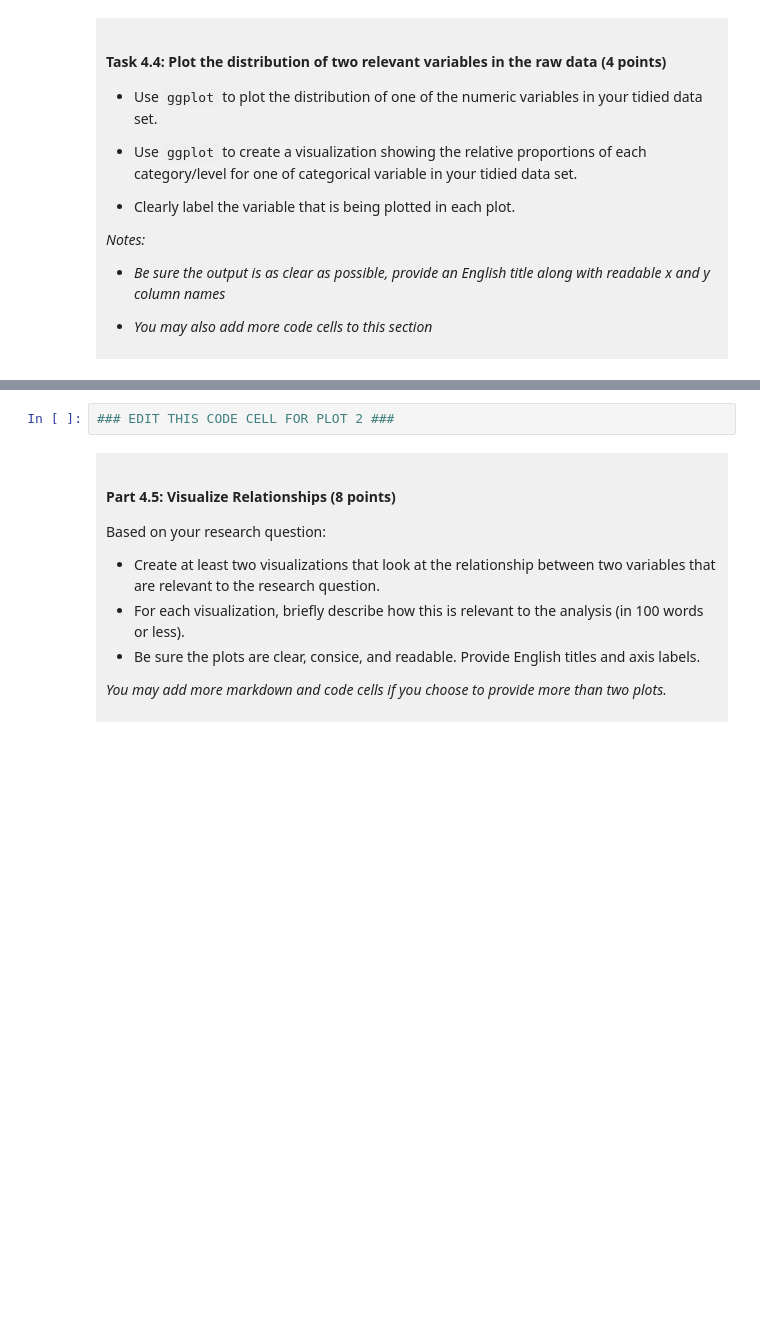
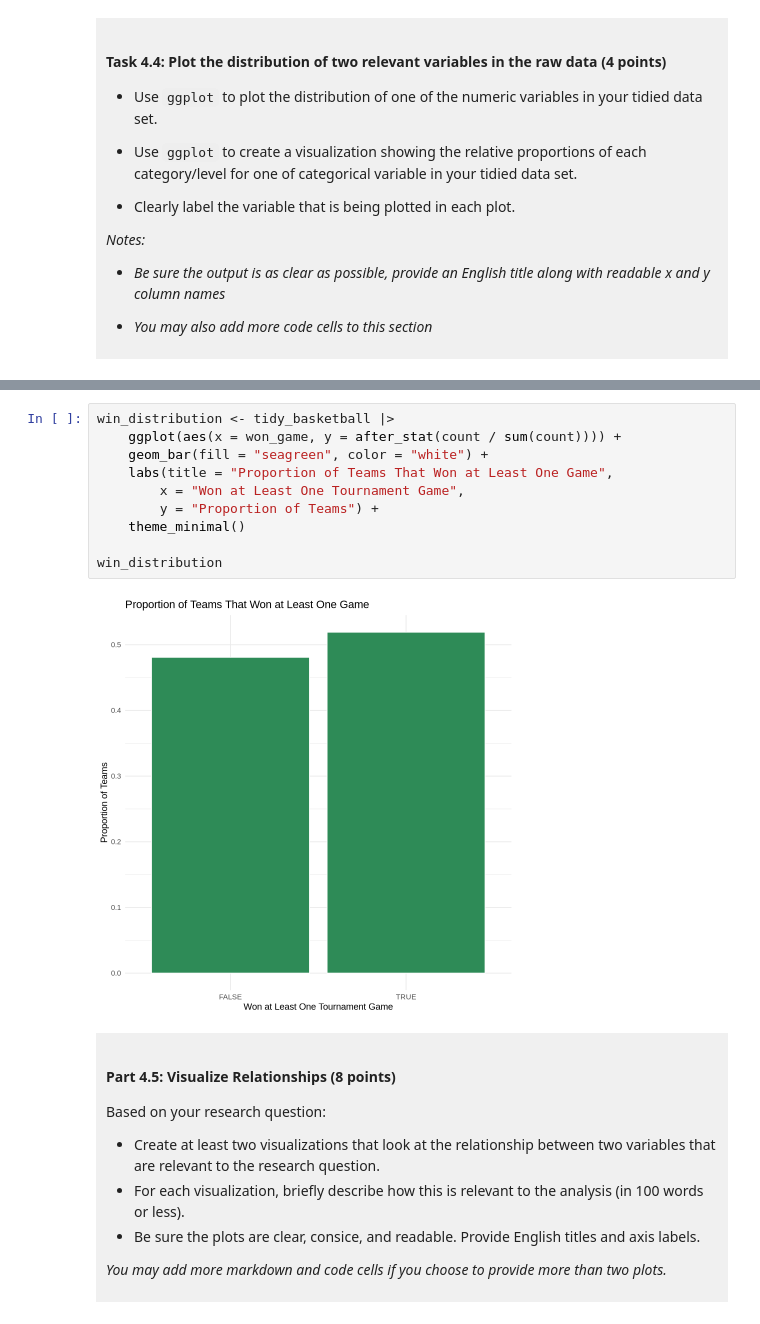
Before and after one commit to rahbia/dsci-100-project-rahbia-bal, a Jupyter notebook: dsci-100-project-notebook.ipynb, the cells around one changed output, grey strips where cells are left out. Drawn from its saved outputs; the diff is of its cells as text; blank space fills up the shorter version.

```diff
--- a/dsci-100-project-notebook.ipynb
+++ b/dsci-100-project-notebook.ipynb
@@ -300,5 +348,15 @@ You will refine your research question (if needed) and produce a tidy data set.
 # %%
-### EDIT THIS CODE CELL FOR PLOT 2 ###
+win_distribution <- tidy_basketball |>
+    ggplot(aes(x = won_game, y = after_stat(count / sum(count)))) +
+    geom_bar(fill = "seagreen", color = "white") +
+    labs(title = "Proportion of Teams That Won at Least One Game",
+        x = "Won at Least One Tournament Game",
+        y = "Proportion of Teams") +
+    theme_minimal()
+
+win_distribution
+# %% [output]
+[figure, added]
 # %% [markdown]
 <div style="background-color: #f0f0f0; padding: 10px;">
 
```
Also changed, not shown: parts of 11 cells of this notebook.
